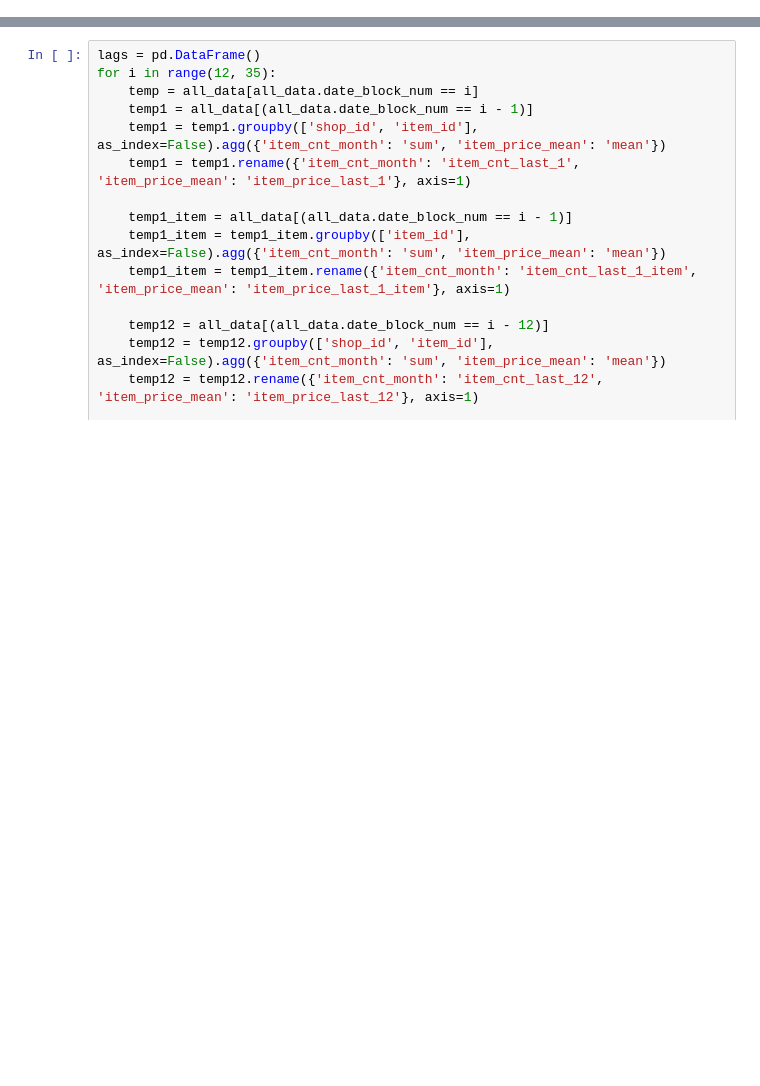
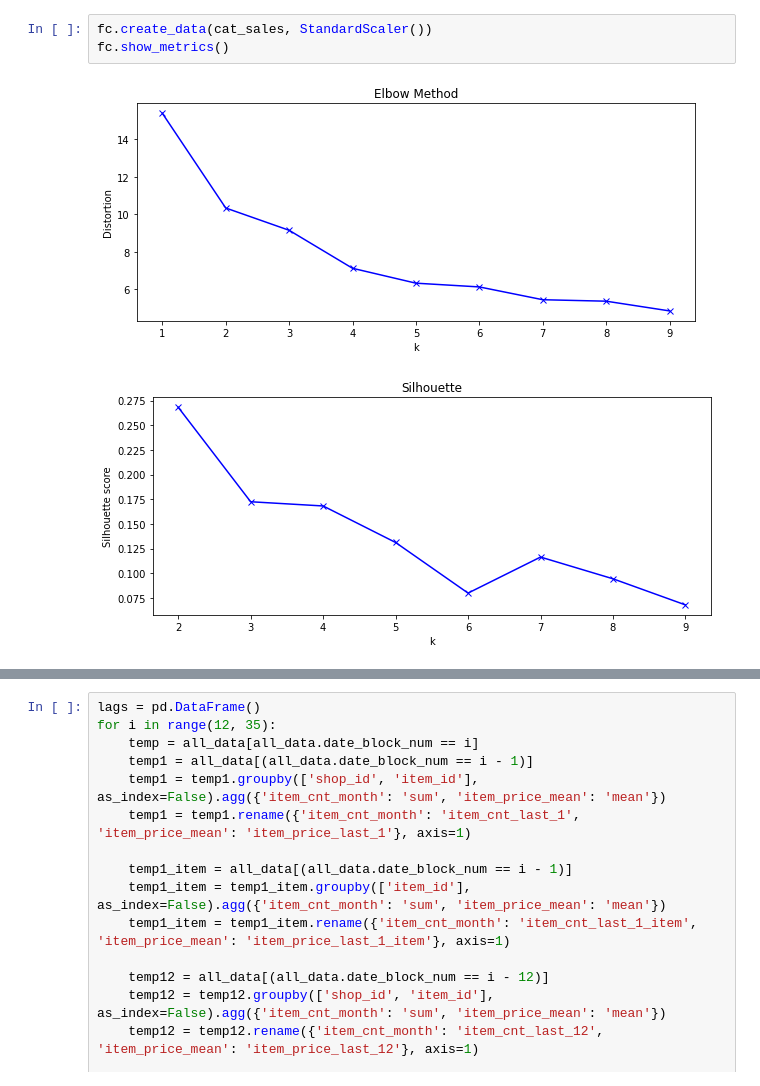
Before and after one commit to alsing/Predict-Future-Sales, a Jupyter notebook: notebooks/Model.ipynb, the cells around one changed output, grey strips where cells are left out. Saved outputs shown, nothing was run; the diff lists cells and outputs as text; blank space fills up the shorter version.

```diff
--- a/notebooks/Model.ipynb
+++ b/notebooks/Model.ipynb
@@ -101,0 +152,6 @@ item_categories = item_categories.drop('item_category_name', axis=1)
+# %%
+fc.create_data(cat_sales, StandardScaler())
+fc.show_metrics()
+# %% [output]
+[figure, added]
+[figure, added]
```
Also changed, not shown: parts of 43 cells of this notebook.
